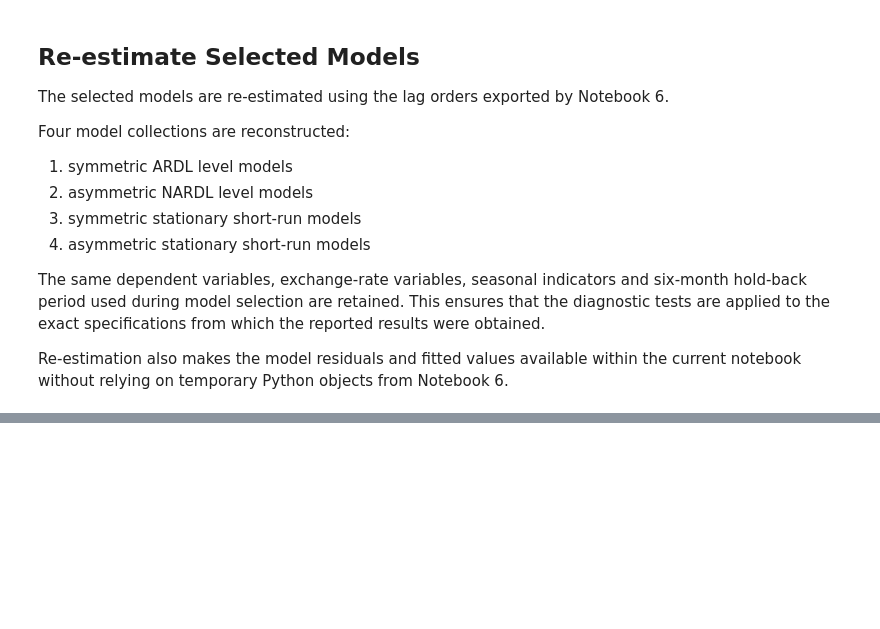
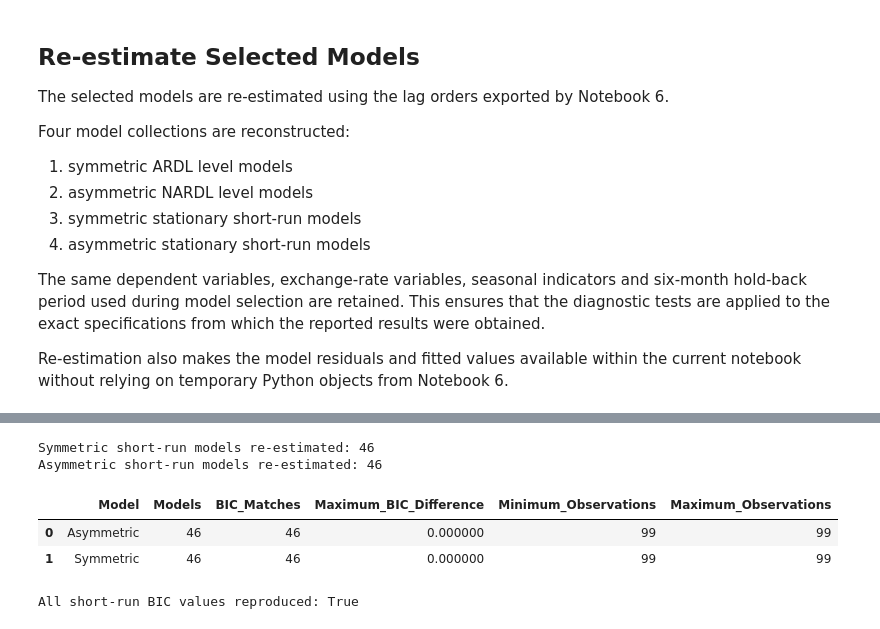
Before and after one commit to MasindiManaga/ERPT_ML_Research, a Jupyter notebook: notebooks/07_Econometric_Results_and_Diagnostics.ipynb, the cells around one changed output, grey strips where cells are left out. Drawn from its saved outputs; the diff is of its cells as text; code cells hidden in the pictures; blank space fills up the shorter version.

```diff
--- a/notebooks/07_Econometric_Results_and_Diagnostics.ipynb
+++ b/notebooks/07_Econometric_Results_and_Diagnostics.ipynb
@@ -235,0 +520,75 @@ Re-estimation also makes the model residuals and fitted values available within
+# %%
+# re-estimate symmetric short-run models
+(
+    symmetric_short_run_results,
+    symmetric_short_run_validation,
+) = fit_selected_short_run_models(
+    data=econometric_data,
+    selection_table=symmetric_short_run_selection,
+    exogenous_columns=["ExchangeRate_Log_Change_Pct"],
+)
+
+# Re-estimate asymmetric short-run models
+(
+    asymmetric_short_run_results,
+    asymmetric_short_run_validation,
+) = fit_selected_short_run_models(
+    data=econometric_data,
+    selection_table=asymmetric_short_run_selection,
+    exogenous_columns=[
+        "Depreciation_Shock_Pct",
+        "Appreciation_Shock_Pct",
+    ],
+)
+
+print(
+    "Symmetric short-run models re-estimated:",
+    len(symmetric_short_run_results),
+)
+print(
+    "Asymmetric short-run models re-estimated:",
+    len(asymmetric_short_run_results),
+)
+# %% [output]
+Symmetric short-run models re-estimated: 46
+Asymmetric short-run models re-estimated: 46
+# %%
+# validate the reconstructed short-run models
+symmetric_short_run_validation["Model"] = "Symmetric"
+asymmetric_short_run_validation["Model"] = "Asymmetric"
+
+short_run_model_validation = pd.concat(
+    [
+        symmetric_short_run_validation,
+        asymmetric_short_run_validation,
+    ],
+    ignore_index=True,
+)
+
+short_run_reproduction_summary = (
+    short_run_model_validation
+    .groupby("Model", observed=True)
+    .agg(
+        Models=("SubclassDescription", "size"),
+        BIC_Matches=("BIC_Match", "sum"),
+        Maximum_BIC_Difference=(
+            "Absolute_BIC_Difference",
+            "max",
+        ),
+        Minimum_Observations=("Observations", "min"),
+        Maximum_Observations=("Observations", "max"),
+    )
+    .reset_index()
+)
+
+display(short_run_reproduction_summary)
+
+print(
+    "All short-run BIC values reproduced:",
+    short_run_model_validation["BIC_Match"].all(),
+)
+# %% [output]
+|  | Model | Models | BIC_Matches | Maximum_BIC_Difference | Minimum_Observations | Maximum_Observations |
+| 0 | Asymmetric | 46 | 46 | 0.000000 | 99 | 99 |
+| 1 | Symmetric | 46 | 46 | 0.000000 | 99 | 99 |
+All short-run BIC values reproduced: True
```
Also changed, not shown: parts of 11 cells of this notebook.
